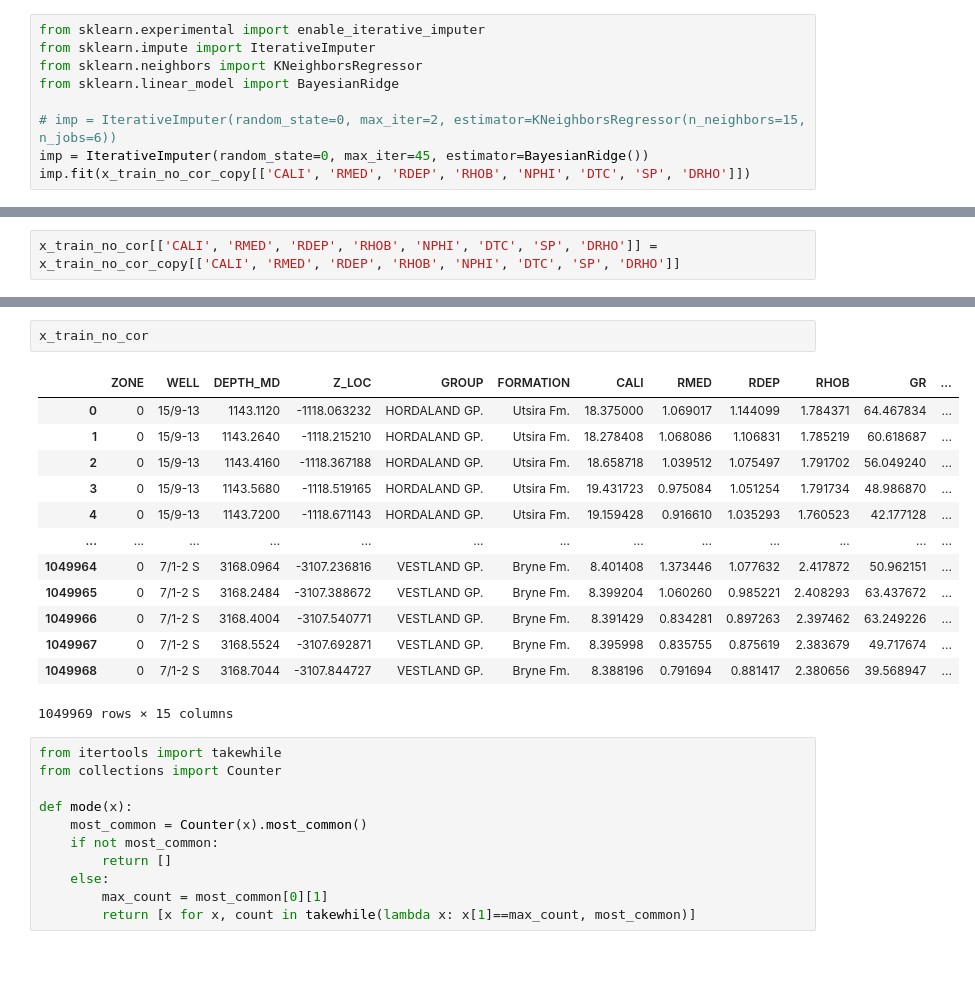
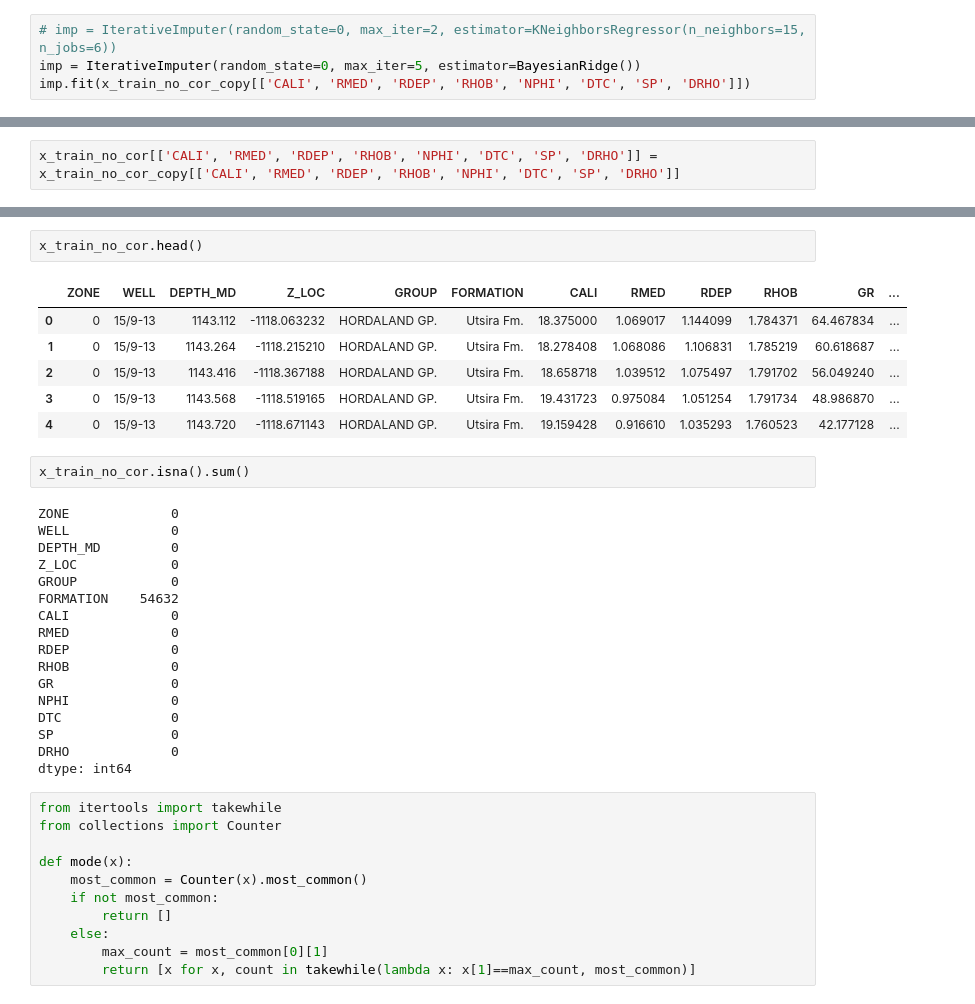
Before and after one commit to Fedor4096/Lithology-prediction-with-ML, a Jupyter notebook: my_materials/Fedor_try_hack.ipynb, the cells around one changed output, grey strips where cells are left out. Drawn from its saved outputs; the diff is of its cells as text; blank space fills up the shorter version.

```diff
--- a/my_materials/Fedor_try_hack.ipynb
+++ b/my_materials/Fedor_try_hack.ipynb
@@ -151,10 +145,5 @@ dtype: int64
 # %%
-from sklearn.experimental import enable_iterative_imputer
-from sklearn.impute import IterativeImputer
-from sklearn.neighbors import KNeighborsRegressor
-from sklearn.linear_model import BayesianRidge
-
 # imp = IterativeImputer(random_state=0, max_iter=2, estimator=KNeighborsRegressor(n_neighbors=15, n_jobs=6))
-imp = IterativeImputer(random_state=0, max_iter=45, estimator=BayesianRidge())
+imp = IterativeImputer(random_state=0, max_iter=5, estimator=BayesianRidge())
 imp.fit(x_train_no_cor_copy[['CALI', 'RMED', 'RDEP', 'RHOB', 'NPHI', 'DTC', 'SP', 'DRHO']])
 # %% [output]
@@ -213,19 +176,31 @@ dtype: int64
 # %%
-x_train_no_cor
+x_train_no_cor.head()
 # %% [output]
 |  | ZONE | WELL | DEPTH_MD | Z_LOC | GROUP | FORMATION | CALI | RMED | RDEP | RHOB | GR | ... |
-| 0 | 0 | 15/9-13 | 1143.1120 | -1118.063232 | HORDALAND GP. | Utsira Fm. | 18.375000 | 1.069017 | 1.144099 | 1.784371 | 64.467834 | ... |
-| 1 | 0 | 15/9-13 | 1143.2640 | -1118.215210 | HORDALAND GP. | Utsira Fm. | 18.278408 | 1.068086 | 1.106831 | 1.785219 | 60.618687 | ... |
-| 2 | 0 | 15/9-13 | 1143.4160 | -1118.367188 | HORDALAND GP. | Utsira Fm. | 18.658718 | 1.039512 | 1.075497 | 1.791702 | 56.049240 | ... |
-| 3 | 0 | 15/9-13 | 1143.5680 | -1118.519165 | HORDALAND GP. | Utsira Fm. | 19.431723 | 0.975084 | 1.051254 | 1.791734 | 48.986870 | ... |
-| 4 | 0 | 15/9-13 | 1143.7200 | -1118.671143 | HORDALAND GP. | Utsira Fm. | 19.159428 | 0.916610 | 1.035293 | 1.760523 | 42.177128 | ... |
-| ... | ... | ... | ... | ... | ... | ... | ... | ... | ... | ... | ... | ... |
-| 1049964 | 0 | 7/1-2 S | 3168.0964 | -3107.236816 | VESTLAND GP. | Bryne Fm. | 8.401408 | 1.373446 | 1.077632 | 2.417872 | 50.962151 | ... |
-| 1049965 | 0 | 7/1-2 S | 3168.2484 | -3107.388672 | VESTLAND GP. | Bryne Fm. | 8.399204 | 1.060260 | 0.985221 | 2.408293 | 63.437672 | ... |
-| 1049966 | 0 | 7/1-2 S | 3168.4004 | -3107.540771 | VESTLAND GP. | Bryne Fm. | 8.391429 | 0.834281 | 0.897263 | 2.397462 | 63.249226 | ... |
-| 1049967 | 0 | 7/1-2 S | 3168.5524 | -3107.692871 | VESTLAND GP. | Bryne Fm. | 8.395998 | 0.835755 | 0.875619 | 2.383679 | 49.717674 | ... |
-| 1049968 | 0 | 7/1-2 S | 3168.7044 | -3107.844727 | VESTLAND GP. | Bryne Fm. | 8.388196 | 0.791694 | 0.881417 | 2.380656 | 39.568947 | ... |
+| 0 | 0 | 15/9-13 | 1143.112 | -1118.063232 | HORDALAND GP. | Utsira Fm. | 18.375000 | 1.069017 | 1.144099 | 1.784371 | 64.467834 | ... |
+| 1 | 0 | 15/9-13 | 1143.264 | -1118.215210 | HORDALAND GP. | Utsira Fm. | 18.278408 | 1.068086 | 1.106831 | 1.785219 | 60.618687 | ... |
+| 2 | 0 | 15/9-13 | 1143.416 | -1118.367188 | HORDALAND GP. | Utsira Fm. | 18.658718 | 1.039512 | 1.075497 | 1.791702 | 56.049240 | ... |
+| 3 | 0 | 15/9-13 | 1143.568 | -1118.519165 | HORDALAND GP. | Utsira Fm. | 19.431723 | 0.975084 | 1.051254 | 1.791734 | 48.986870 | ... |
+| 4 | 0 | 15/9-13 | 1143.720 | -1118.671143 | HORDALAND GP. | Utsira Fm. | 19.159428 | 0.916610 | 1.035293 | 1.760523 | 42.177128 | ... |
-1049969 rows × 15 columns
+# %%
+x_train_no_cor.isna().sum()
+# %% [output]
+ZONE             0
+WELL             0
+DEPTH_MD         0
+Z_LOC            0
+GROUP            0
+FORMATION    54632
+CALI             0
+RMED             0
+RDEP             0
+RHOB             0
+GR               0
+NPHI             0
+DTC              0
+SP               0
+DRHO             0
+dtype: int64
 # %%
 from itertools import takewhile
 from collections import Counter
```
Also changed, not shown: parts of 71 cells of this notebook.
